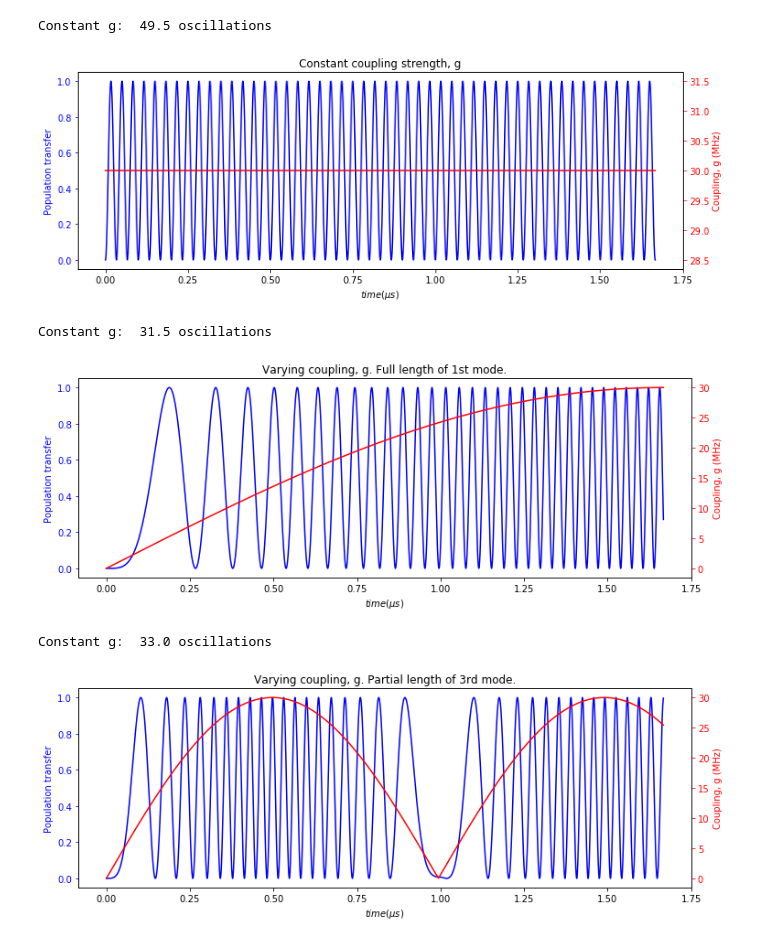
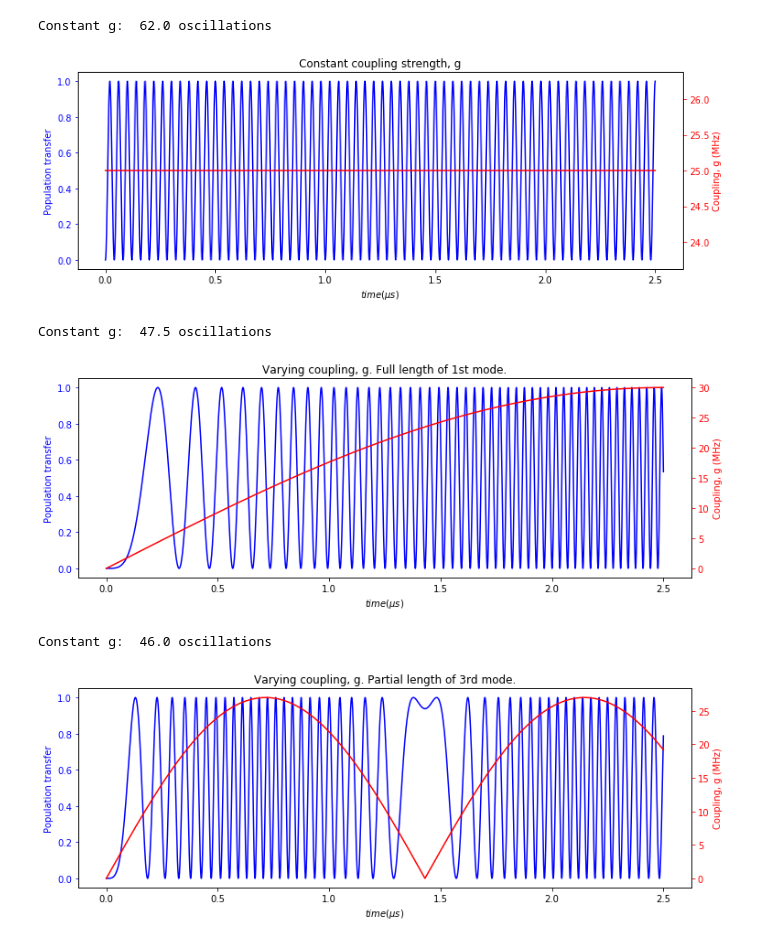
Before and after one commit to aa-morgan/Rydberg_helium_Stark, a Jupyter notebook: notebooks/Resonator Rabi oscillations.ipynb, the cells around one changed output. Saved outputs shown, nothing was run; the diff lists cells and outputs as text; code cells hidden in the pictures.

```diff
--- a/notebooks/Resonator Rabi oscillations.ipynb
+++ b/notebooks/Resonator Rabi oscillations.ipynb
@@ -16,7 +16,6 @@ def count_oscillations(data):
         curr_grad = grad
     return osc_count/2
 # %%
-#def rabi_osc_varying_g(v, l, g_max, steps=5000, title='', frac_len=1.0, num_wavelengths=1.0):
 def rabi_osc_varying_g(t_arr, g_arr, title=''):
     step_t = t_arr[1]-t_arr[0]
     pop_transfer = []
@@ -32,7 +31,7 @@ def rabi_osc_varying_g(t_arr, g_arr, title=''):
     ax1.tick_params('y', colors='b')
     ax1.set_title(title)
     ax2 = ax1.twinx()
-    ax2.plot(t_arr*10**6, g_arr/(10**6), 'r')
+    ax2.plot(t_arr*10**6, np.abs(g_arr)/(10**6), 'r')
     ax2.set_ylabel('Coupling, g (MHz)', color='r')
     ax2.tick_params('y', colors='r')
 
@@ -41,9 +40,9 @@ def rabi_osc_varying_g(t_arr, g_arr, title=''):
 # %%
 # Constant g
 title = 'Constant coupling strength, g'
-v = 3000
+v = 2000
 l = 5 *10**-3
-g_max = 30 *10**6
+g_max = 25 *10**6
 num_wavelengths = 1/4
 steps=5000
 t = l/v
@@ -53,12 +52,12 @@ g_arr = g_max*np.ones(steps)
 
 rabi_osc_varying_g(t_arr, g_arr, title=title)
 # %% [output]
-Constant g:  49.5 oscillations
+Constant g:  62.0 oscillations
-[figure, old version]
+[figure, new version]
 # %%
 # Fundamental mode, full length
 title = 'Varying coupling, g. Full length of 1st mode.'
-v = 3000
+v = 2000
 l = 5 *10**-3
 g_max = 30 *10**6
 num_wavelengths = 1/4
@@ -70,23 +69,23 @@ g_arr = g_max*(np.abs(np.sin( np.linspace(0,2*pi*num_wavelengths,steps))))
 
 rabi_osc_varying_g(t_arr, g_arr, title=title)
 # %% [output]
-Constant g:  31.5 oscillations
+Constant g:  47.5 oscillations
-[figure, old version]
+[figure, new version]
 # %%
 # 3rd harmonic 5000 of 7450 um of length
 title = 'Varying coupling, g. Partial length of 3rd mode.'
-v = 3000
+v = 2000
 l = 5 *10**-3
-g_max = 30 *10**6
-frac_len = 5000/7450
+g_max = 27 *10**6
+frac_len = 5000/7150
 num_wavelengths = 5/4
 steps=5000
 t = l/v
 
 t_arr = np.linspace(0,t,steps)
-g_arr = g_max*(np.abs(np.sin( np.linspace(0,2*pi*num_wavelengths*frac_len,steps))))
+g_arr = g_max*((np.sin( np.linspace(0,2*pi*num_wavelengths*frac_len,steps))))
 
 rabi_osc_varying_g(t_arr, g_arr, title=title)
 # %% [output]
-Constant g:  33.0 oscillations
+Constant g:  46.0 oscillations
-[figure, old version]
+[figure, new version]
```
Also changed, not shown: 9 other files.
